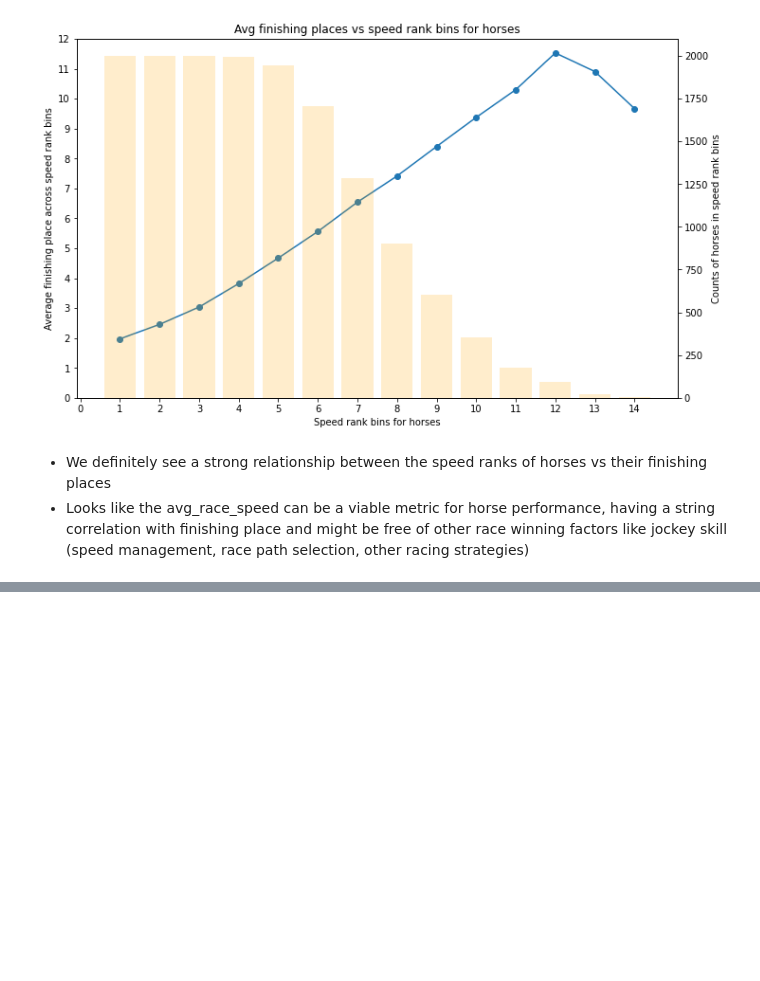
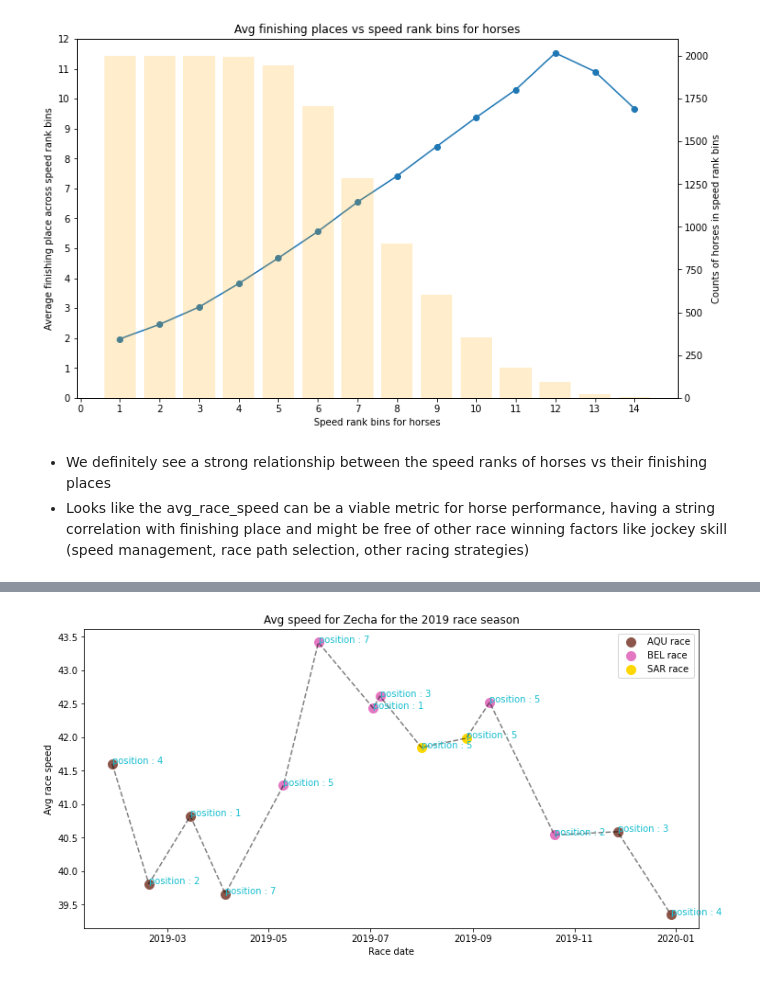
Before and after one commit to parthnaik13/NYRA, a Jupyter notebook: 4_1_POC1.ipynb, the cells around one changed output, grey strips where cells are left out. Cells and saved outputs as stored; diff of their text form; code cells hidden in the pictures; blank space fills up the shorter version.

```diff
--- a/4_1_POC1.ipynb
+++ b/4_1_POC1.ipynb
@@ -112,0 +197,5 @@ plt.show()
+# %%
+horse_id = 206
+horse_season(nyra_typical_races_df.loc[nyra_typical_races_df['horse_id'] == horse_id, :])
+# %% [output]
+[figure, added]
```
Also changed, not shown: parts of 19 cells of this notebook.
